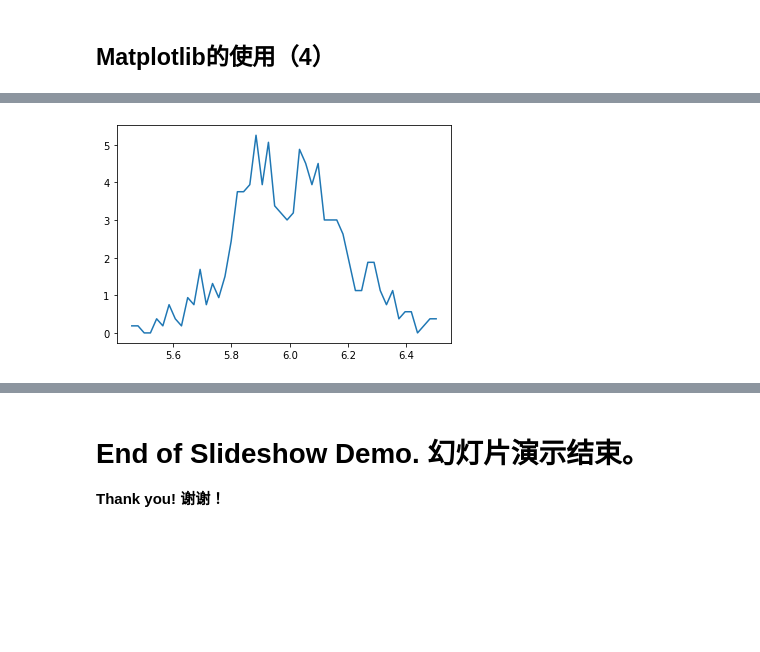
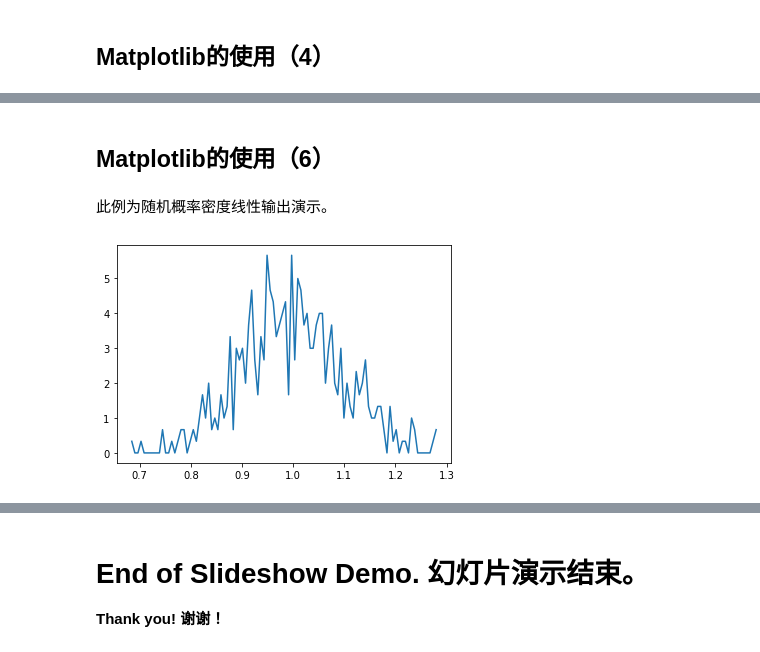
Before and after one commit to dyslab/jnb-sample, a Jupyter notebook: slideshow/slideshow_demo.ipynb, the cells around one changed output, grey strips where cells are left out. Drawn from its saved outputs; the diff is of its cells as text; code cells hidden in the pictures; blank space fills up the shorter version.

```diff
--- a/slideshow/slideshow_demo.ipynb
+++ b/slideshow/slideshow_demo.ipynb
@@ -93,6 +118,12 @@ plt.show()
+# %% [markdown]
+## Matplotlib的使用（6）
+# %% [markdown]
+此例为随机概率密度线性输出演示。
 # %%
-(n, bins) = np.histogram(v, bins=50, density=True)
-plt.plot(1*(bins[1:]+bins[:-1]), n)
+mu, sigma = 1, 0.1
+v = np.random.normal(mu, sigma, 500)
+(n, bins) = np.histogram(v, bins=100, density=True)
+plt.plot(0.5*(bins[1:]+bins[:-1]), n)
 plt.show()
 # %% [output]
-[figure, old version]
+[figure, new version]
```
Also changed, not shown: parts of 20 cells of this notebook, 2 other files.
